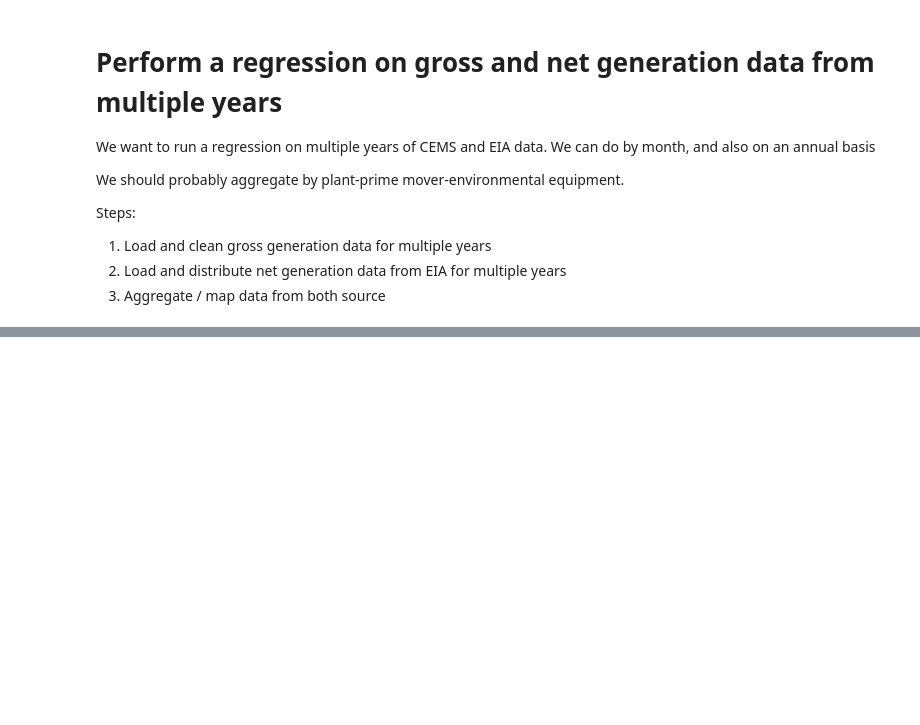
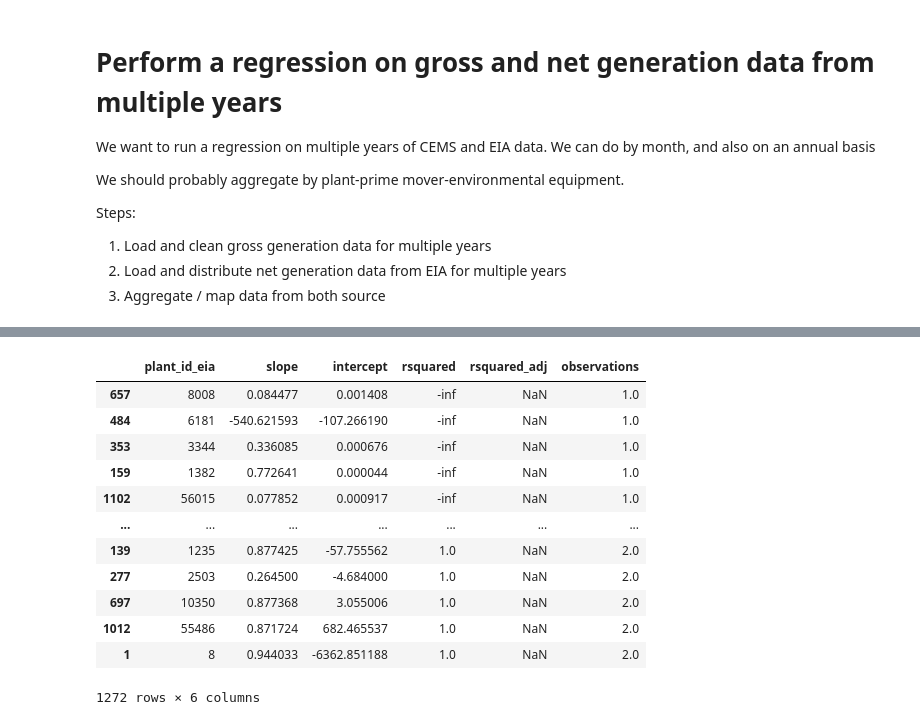
Before and after one commit to singularity-energy/open-grid-emissions, a Jupyter notebook: notebooks/test_gross_to_net.ipynb, the cells around one changed output, grey strips where cells are left out. Drawn from its saved outputs; the diff is of its cells as text; code cells hidden in the pictures; blank space fills up the shorter version.

```diff
--- a/notebooks/test_gross_to_net.ipynb
+++ b/notebooks/test_gross_to_net.ipynb
@@ -11,0 +174,54 @@ Steps:
+# %%
+def model_gross_to_net(df):
+    """
+    Create a linear regression model of monthly gross to net generation
+
+    Args:
+        arg
+    Returns:
+        output
+    """
+    with warnings.catch_warnings():
+        warnings.simplefilter("ignore")
+
+        # get a linear model for the data points
+        model = smf.ols('net_generation_mwh ~ gross_generation_mwh', data=df).fit()
+
+        # find and remove any outliers
+        try:
+            outliers = model.outlier_test()
+            corrected = df[~df.index.isin(
+                outliers[outliers['bonf(p)'] < 0.5].index)]
+
+            # get a linear model of the corrected data
+            model = smf.ols(
+                'net_generation_mwh ~ gross_generation_mwh', data=corrected).fit()
+        except ValueError:
+            pass
+        slope = model.params[1]
+        intercept = model.params[0]
+        rsquared = model.rsquared
+        rsquared_adj = model.rsquared_adj
+        number_observations = model.nobs
+
+    return slope, intercept, rsquared, rsquared_adj, number_observations
+# %%
+# calculate the ratio for each plant and create a dataframe
+gtn_regression = gen_data.dropna().groupby('plant_id_eia').apply(model_gross_to_net)
+gtn_regression = pd.DataFrame(gtn_regression.tolist(), index=gtn_regression.index, columns=['slope','intercept', 'rsquared','rsquared_adj','observations']).reset_index()
+# %%
+gtn_regression.sort_values(by='rsquared')
+# %% [output]
+|  | plant_id_eia | slope | intercept | rsquared | rsquared_adj | observations |
+| 657 | 8008 | 0.084477 | 0.001408 | -inf | NaN | 1.0 |
+| 484 | 6181 | -540.621593 | -107.266190 | -inf | NaN | 1.0 |
+| 353 | 3344 | 0.336085 | 0.000676 | -inf | NaN | 1.0 |
+| 159 | 1382 | 0.772641 | 0.000044 | -inf | NaN | 1.0 |
+| 1102 | 56015 | 0.077852 | 0.000917 | -inf | NaN | 1.0 |
+| ... | ... | ... | ... | ... | ... | ... |
+| 139 | 1235 | 0.877425 | -57.755562 | 1.0 | NaN | 2.0 |
+| 277 | 2503 | 0.264500 | -4.684000 | 1.0 | NaN | 2.0 |
+| 697 | 10350 | 0.877368 | 3.055006 | 1.0 | NaN | 2.0 |
+| 1012 | 55486 | 0.871724 | 682.465537 | 1.0 | NaN | 2.0 |
+| 1 | 8 | 0.944033 | -6362.851188 | 1.0 | NaN | 2.0 |
+1272 rows × 6 columns
```
Also changed, not shown: parts of 14 cells of this notebook, 3 other files.
